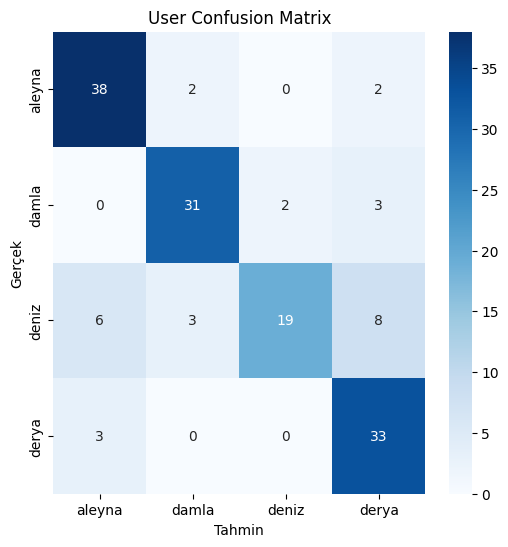
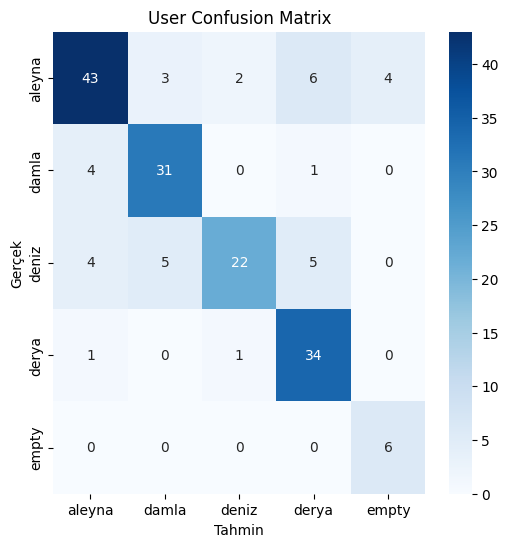
Code edit (unified diff) that turned the first committed figure into the second:
--- before
+++ after
@@ -22,4 +22,17 @@
 plt.ylabel("Gerçek")
 plt.title("User Confusion Matrix")
+plt.figure(figsize=(10,4))
+
+plt.imshow(test_sample.T,
+           aspect='auto',
+           cmap='magma')
+
+plt.title("CSI Heatmap")
+
+plt.xlabel("Time")
+plt.ylabel("Subcarrier")
+
+plt.colorbar(label="Normalized CSI")
 
 plt.show()
+plt.show()

Commit: Added empty room dataset and improved realtime CSI user recognition